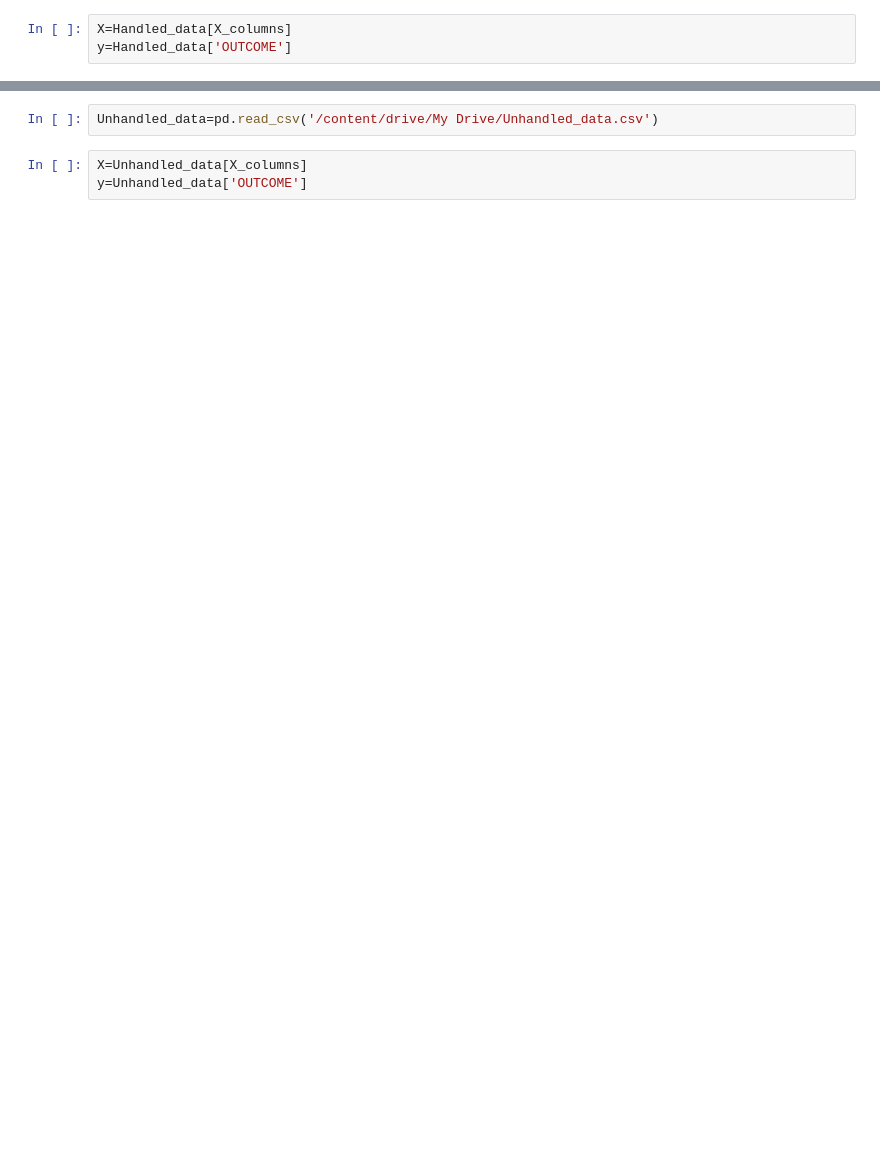
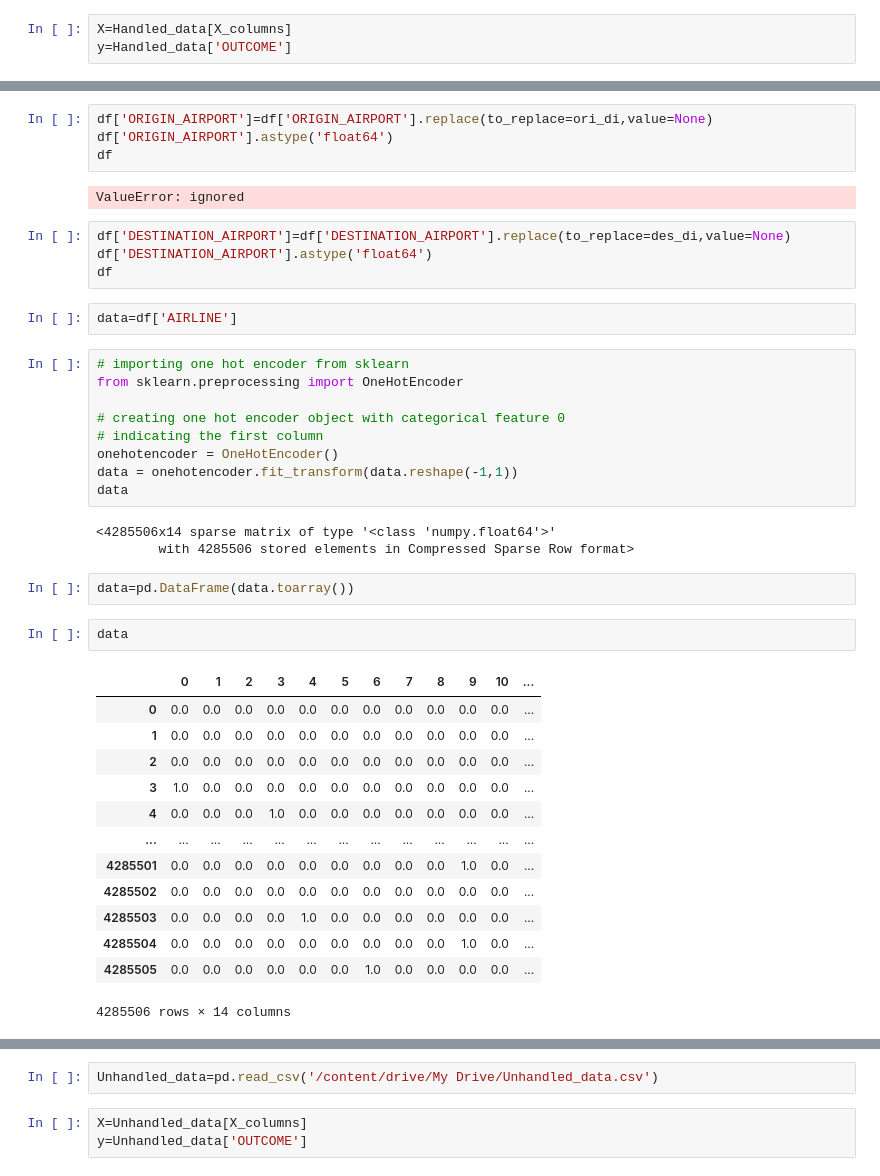
Before and after one commit to bchaithanyasai/PredictLateArrivalsPaper, a Jupyter notebook: Models.ipynb, the cells around one changed output, grey strips where cells are left out. Saved outputs shown, nothing was run; the diff lists cells and outputs as text; blank space fills up the shorter version.

```diff
--- a/Models.ipynb
+++ b/Models.ipynb
@@ -472,0 +663,42 @@ y=Handled_data['OUTCOME']
+# %%
+df['ORIGIN_AIRPORT']=df['ORIGIN_AIRPORT'].replace(to_replace=ori_di,value=None)
+df['ORIGIN_AIRPORT'].astype('float64')
+df
+# %% [output]
+ValueError: ignored
+# %%
+df['DESTINATION_AIRPORT']=df['DESTINATION_AIRPORT'].replace(to_replace=des_di,value=None)
+df['DESTINATION_AIRPORT'].astype('float64')
+df
+# %%
+data=df['AIRLINE']
+# %%
+# importing one hot encoder from sklearn
+from sklearn.preprocessing import OneHotEncoder
+
+# creating one hot encoder object with categorical feature 0
+# indicating the first column
+onehotencoder = OneHotEncoder()
+data = onehotencoder.fit_transform(data.reshape(-1,1))
+data
+# %% [output]
+<4285506x14 sparse matrix of type '<class 'numpy.float64'>'
+        with 4285506 stored elements in Compressed Sparse Row format>
+# %%
+data=pd.DataFrame(data.toarray())
+# %%
+data
+# %% [output]
+|  | 0 | 1 | 2 | 3 | 4 | 5 | 6 | 7 | 8 | 9 | 10 | ... |
+| 0 | 0.0 | 0.0 | 0.0 | 0.0 | 0.0 | 0.0 | 0.0 | 0.0 | 0.0 | 0.0 | 0.0 | ... |
+| 1 | 0.0 | 0.0 | 0.0 | 0.0 | 0.0 | 0.0 | 0.0 | 0.0 | 0.0 | 0.0 | 0.0 | ... |
+| 2 | 0.0 | 0.0 | 0.0 | 0.0 | 0.0 | 0.0 | 0.0 | 0.0 | 0.0 | 0.0 | 0.0 | ... |
+| 3 | 1.0 | 0.0 | 0.0 | 0.0 | 0.0 | 0.0 | 0.0 | 0.0 | 0.0 | 0.0 | 0.0 | ... |
+| 4 | 0.0 | 0.0 | 0.0 | 1.0 | 0.0 | 0.0 | 0.0 | 0.0 | 0.0 | 0.0 | 0.0 | ... |
+| ... | ... | ... | ... | ... | ... | ... | ... | ... | ... | ... | ... | ... |
+| 4285501 | 0.0 | 0.0 | 0.0 | 0.0 | 0.0 | 0.0 | 0.0 | 0.0 | 0.0 | 1.0 | 0.0 | ... |
+| 4285502 | 0.0 | 0.0 | 0.0 | 0.0 | 0.0 | 0.0 | 0.0 | 0.0 | 0.0 | 0.0 | 0.0 | ... |
+| 4285503 | 0.0 | 0.0 | 0.0 | 0.0 | 1.0 | 0.0 | 0.0 | 0.0 | 0.0 | 0.0 | 0.0 | ... |
+| 4285504 | 0.0 | 0.0 | 0.0 | 0.0 | 0.0 | 0.0 | 0.0 | 0.0 | 0.0 | 1.0 | 0.0 | ... |
+| 4285505 | 0.0 | 0.0 | 0.0 | 0.0 | 0.0 | 0.0 | 1.0 | 0.0 | 0.0 | 0.0 | 0.0 | ... |
+4285506 rows × 14 columns
```
Also changed, not shown: parts of 49 cells of this notebook.
